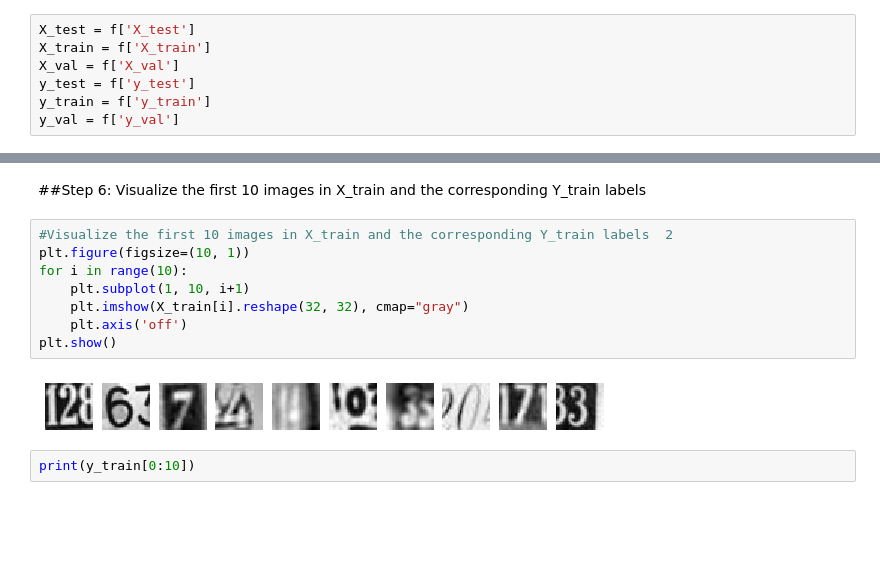
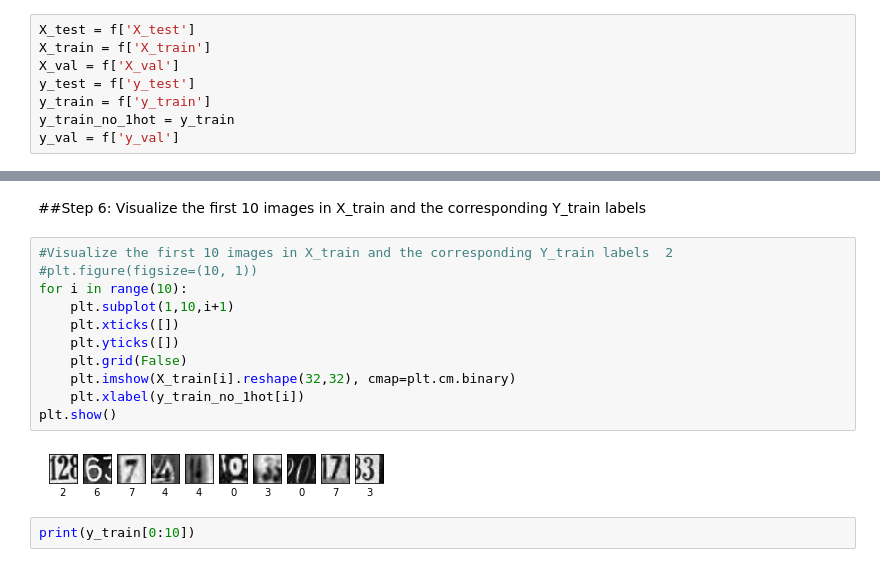
Before and after one commit to jpthirumalai/aiml, a Jupyter notebook: Project_Digital_Classification_SVHN_Thiru.ipynb, the cells around one changed output, grey strips where cells are left out. Drawn from its saved outputs; the diff is of its cells as text; blank space fills up the shorter version.

```diff
--- a/Project_Digital_Classification_SVHN_Thiru.ipynb
+++ b/Project_Digital_Classification_SVHN_Thiru.ipynb
@@ -41,6 +40,7 @@ X_train = f['X_train']
 X_val = f['X_val']
 y_test = f['y_test']
 y_train = f['y_train']
+y_train_no_1hot = y_train
 y_val = f['y_val']
 # %% [markdown]
 ## Step 2: Flatten the images for Keras
@@ -124,14 +120,17 @@ Shape of Training set Train: (42000, 1024) Test: (18000, 1024)
 ##Step 6: Visualize the first 10 images in X_train and the corresponding Y_train labels
 # %%
 #Visualize the first 10 images in X_train and the corresponding Y_train labels	2
-plt.figure(figsize=(10, 1))
+#plt.figure(figsize=(10, 1))
 for i in range(10):
-    plt.subplot(1, 10, i+1)
-    plt.imshow(X_train[i].reshape(32, 32), cmap="gray")
-    plt.axis('off')
+    plt.subplot(1,10,i+1)
+    plt.xticks([])
+    plt.yticks([])
+    plt.grid(False)
+    plt.imshow(X_train[i].reshape(32,32), cmap=plt.cm.binary)
+    plt.xlabel(y_train_no_1hot[i])
 plt.show()
 # %% [output]
-[figure, old version]
+[figure, new version]
 # %%
 print(y_train[0:10])
 # %% [output]
```
Also changed, not shown: parts of 37 cells of this notebook.
